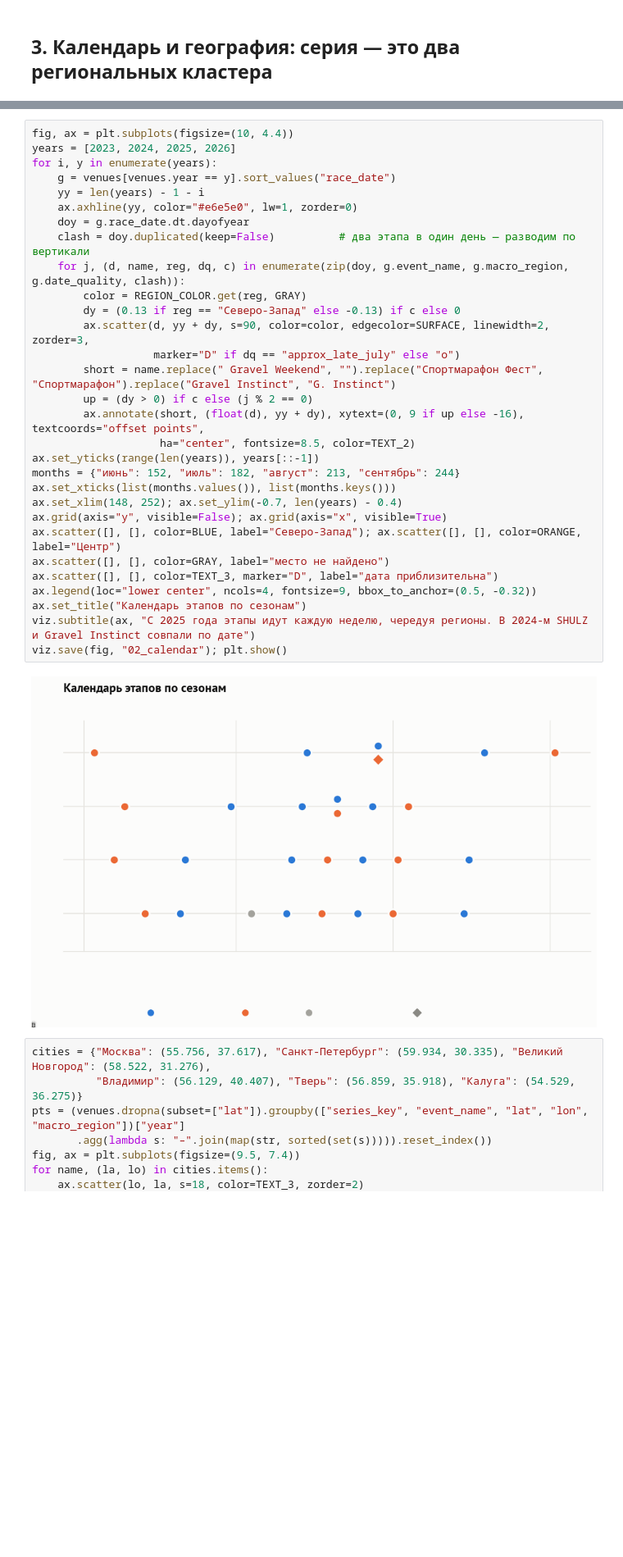
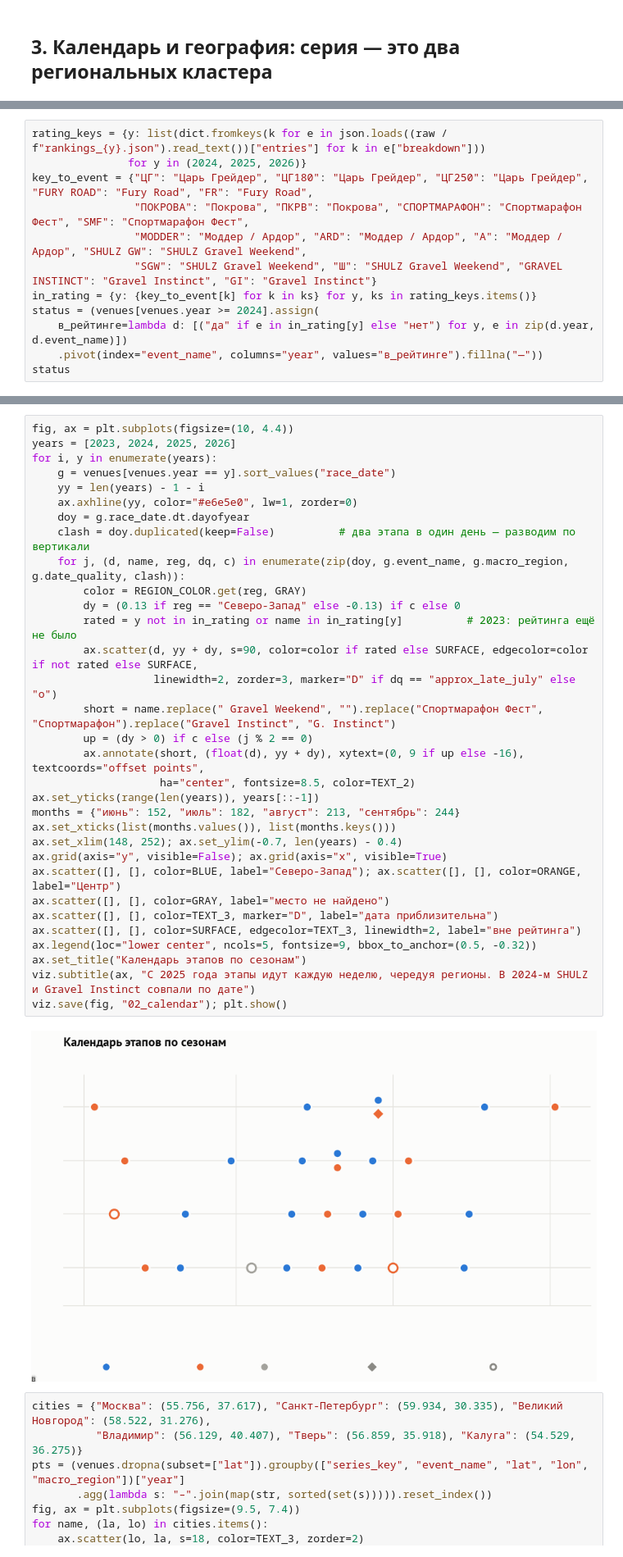
Before and after one commit to oiltsar/rgs-gravel-analytics, a Jupyter notebook: notebooks/analysis.ipynb, the cells around one changed output, grey strips where cells are left out. Shown at 82% size. Saved outputs shown, nothing was run; the diff lists cells and outputs as text; blank space fills up the shorter version.

```diff
--- a/notebooks/analysis.ipynb
+++ b/notebooks/analysis.ipynb
@@ -175,0 +179,12 @@ venues[["year", "event_name", "race_date", "date_quality", "venue", "region", "m
+# %%
+rating_keys = {y: list(dict.fromkeys(k for e in json.loads((raw / f"rankings_{y}.json").read_text())["entries"] for k in e["breakdown"]))
+               for y in (2024, 2025, 2026)}
+key_to_event = {"ЦГ": "Царь Грейдер", "ЦГ180": "Царь Грейдер", "ЦГ250": "Царь Грейдер", "FURY ROAD": "Fury Road", "FR": "Fury Road",
+                "ПОКРОВА": "Покрова", "ПКРВ": "Покрова", "СПОРТМАРАФОН": "Спортмарафон Фест", "SMF": "Спортмарафон Фест",
+                "MODDER": "Моддер / Ардор", "ARD": "Моддер / Ардор", "А": "Моддер / Ардор", "SHULZ GW": "SHULZ Gravel Weekend",
+                "SGW": "SHULZ Gravel Weekend", "Ш": "SHULZ Gravel Weekend", "GRAVEL INSTINCT": "Gravel Instinct", "GI": "Gravel Instinct"}
+in_rating = {y: {key_to_event[k] for k in ks} for y, ks in rating_keys.items()}
+status = (venues[venues.year >= 2024].assign(
+    в_рейтинге=lambda d: [("да" if e in in_rating[y] else "нет") for y, e in zip(d.year, d.event_name)])
+    .pivot(index="event_name", columns="year", values="в_рейтинге").fillna("—"))
+status
@@ -176,35 +207,37 @@ venues[["year", "event_name", "race_date", "date_quality", "venue", "region", "m
 # %%
 fig, ax = plt.subplots(figsize=(10, 4.4))
 years = [2023, 2024, 2025, 2026]
 for i, y in enumerate(years):
     g = venues[venues.year == y].sort_values("race_date")
     yy = len(years) - 1 - i
     ax.axhline(yy, color="#e6e5e0", lw=1, zorder=0)
     doy = g.race_date.dt.dayofyear
     clash = doy.duplicated(keep=False)          # два этапа в один день — разводим по вертикали
     for j, (d, name, reg, dq, c) in enumerate(zip(doy, g.event_name, g.macro_region, g.date_quality, clash)):
         color = REGION_COLOR.get(reg, GRAY)
         dy = (0.13 if reg == "Северо-Запад" else -0.13) if c else 0
-        ax.scatter(d, yy + dy, s=90, color=color, edgecolor=SURFACE, linewidth=2, zorder=3,
-                   marker="D" if dq == "approx_late_july" else "o")
+        rated = y not in in_rating or name in in_rating[y]          # 2023: рейтинга ещё не было
+        ax.scatter(d, yy + dy, s=90, color=color if rated else SURFACE, edgecolor=color if not rated else SURFACE,
+                   linewidth=2, zorder=3, marker="D" if dq == "approx_late_july" else "o")
         short = name.replace(" Gravel Weekend", "").replace("Спортмарафон Фест", "Спортмарафон").replace("Gravel Instinct", "G. Instinct")
         up = (dy > 0) if c else (j % 2 == 0)
         ax.annotate(short, (float(d), yy + dy), xytext=(0, 9 if up else -16), textcoords="offset points",
                     ha="center", fontsize=8.5, color=TEXT_2)
 ax.set_yticks(range(len(years)), years[::-1])
 months = {"июнь": 152, "июль": 182, "август": 213, "сентябрь": 244}
 ax.set_xticks(list(months.values()), list(months.keys()))
 ax.set_xlim(148, 252); ax.set_ylim(-0.7, len(years) - 0.4)
 ax.grid(axis="y", visible=False); ax.grid(axis="x", visible=True)
 ax.scatter([], [], color=BLUE, label="Северо-Запад"); ax.scatter([], [], color=ORANGE, label="Центр")
 ax.scatter([], [], color=GRAY, label="место не найдено")
 ax.scatter([], [], color=TEXT_3, marker="D", label="дата приблизительна")
-ax.legend(loc="lower center", ncols=4, fontsize=9, bbox_to_anchor=(0.5, -0.32))
+ax.scatter([], [], color=SURFACE, edgecolor=TEXT_3, linewidth=2, label="вне рейтинга")
+ax.legend(loc="lower center", ncols=5, fontsize=9, bbox_to_anchor=(0.5, -0.32))
 ax.set_title("Календарь этапов по сезонам")
 viz.subtitle(ax, "С 2025 года этапы идут каждую неделю, чередуя регионы. В 2024-м SHULZ и Gravel Instinct совпали по дате")
 viz.save(fig, "02_calendar"); plt.show()
 # %% [output]
-[figure, old version]
+[figure, new version]
 # %%
 cities = {"Москва": (55.756, 37.617), "Санкт-Петербург": (59.934, 30.335), "Великий Новгород": (58.522, 31.276),
           "Владимир": (56.129, 40.407), "Тверь": (56.859, 35.918), "Калуга": (54.529, 36.275)}
```
Also changed, not shown: parts of 12 cells of this notebook, 12 other files.
